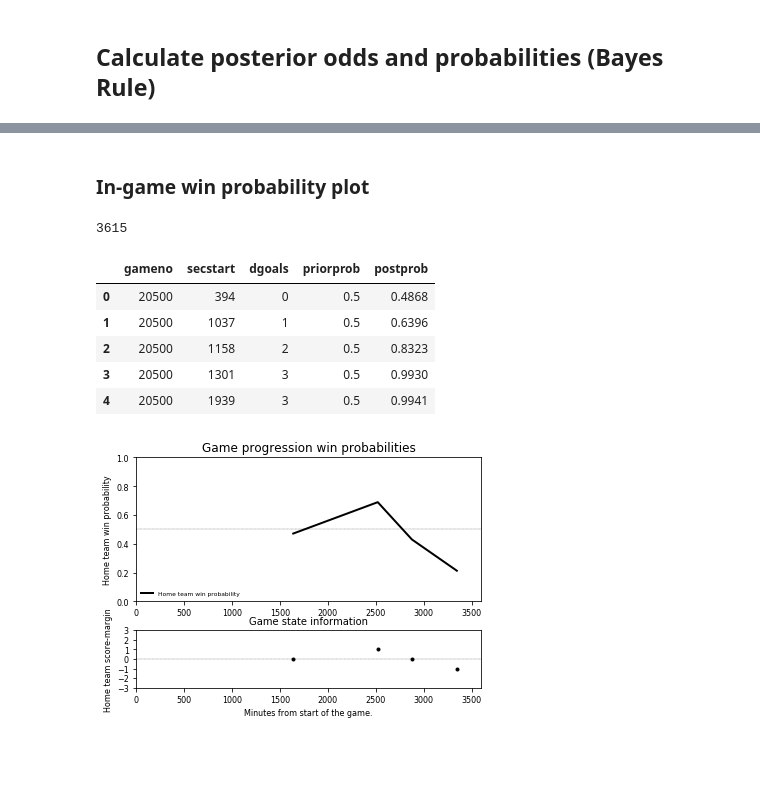
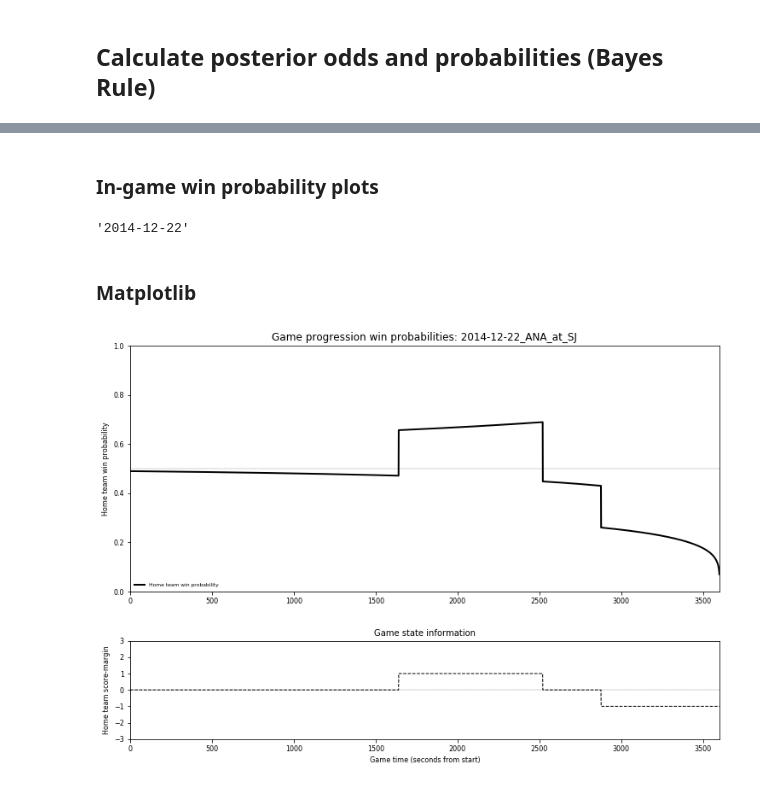
Before and after one commit to brock-spma/4P94_2017, a Jupyter notebook: 3-tests/2-test2/3-key/Q2-key-IngameWinProb.ipynb, the cells around one changed output, grey strips where cells are left out. Drawn from its saved outputs; the diff is of its cells as text; code cells hidden in the pictures; blank space fills up the shorter version.

```diff
--- a/3-tests/2-test2/3-key/Q2-key-IngameWinProb.ipynb
+++ b/3-tests/2-test2/3-key/Q2-key-IngameWinProb.ipynb
@@ -194,8 +190,8 @@ MNLogit Regression Results
 # %% [markdown]
 ### Predicted Bayes Factors across score and time remaining states
 # %%
-b1 = pandas.DataFrame(m1.predict(sm.add_constant(dm.lnsecrem)))
-b0 = pandas.DataFrame(m0.predict(sm.add_constant(dm.lnsecrem)))
+b1 = pandas.DataFrame(m1.predict(sm.add_constant(dp.lnsecrem)))
+b0 = pandas.DataFrame(m0.predict(sm.add_constant(dp.lnsecrem)))
 bf = b1/b0
 
 #change column names to be consistent with score states
@@ -212,4 +210,5 @@ bf.head()
 # %%
-dr = pandas.merge(dm, bf, left_index=True,right_index=True)
+dr = pandas.merge(dp, bf, left_index=True,right_index=True)
+del dp
 dr.head()
 # %% [output]
@@ -257,61 +253,50 @@ dr.head(10)
 # %% [markdown]
-### In-game win probability plot
+### In-game win probability plots
-# %%
-# set gamenumber
-d1 = dr[dr['gameno']==20501]
-print(len(dr))
-dr[['gameno', 'secstart', 'dgoals', 'priorprob', 'postprob' ]].head()
-# %% [output]
-3615
-|  | gameno | secstart | dgoals | priorprob | postprob |
-| 0 | 20500 | 394 | 0 | 0.5 | 0.4868 |
-| 1 | 20500 | 1037 | 1 | 0.5 | 0.6396 |
-| 2 | 20500 | 1158 | 2 | 0.5 | 0.8323 |
-| 3 | 20500 | 1301 | 3 | 0.5 | 0.9930 |
-| 4 | 20500 | 1939 | 3 | 0.5 | 0.9941 |
+# %%
+d1.gamedate.unique()[0]
+# %% [output]
+'2014-12-22'
+# %% [markdown]
+### Matplotlib
 # %%
-plt.rc('axes', grid=False)
+%matplotlib inline
 
-width = 0.001
-space = width + 0.10
-left, width = 0.1, 0.8
-rect1 = [left, 0.4, width, 0.5]
-rect2 = [left, 0.1, width, 0.2]
+d1 = dr[dr['gameno']==20501]
 
-fig = plt.figure(facecolor='white')
+_match = d1.match.unique()[0]
+
+plt.rc('axes', grid=False )
+
+fig = plt.figure(facecolor='white', figsize=(12, 8))
+
 ax1 = fig.add_axes(rect1, facecolor='white')
 ax2 = fig.add_axes(rect2, facecolor='white', sharex=ax1)
 
 ax1.tick_params(axis='y', labelsize=8)
 ax1.tick_params(axis='x', labelsize=8)
 ax2.tick_params(axis='y', labelsize=8)
 ax2.tick_params(axis='x', labelsize=8)
 ax1.set_ylim([0,1])
 ax2.set_ylim([-3, 3])
 ax1.set_xlim([0,3600])
 ax2.set_yticks(ticks=[-3, -2, -1, 0, 1, 2, 3])
 
-# ig.suptitle(gameTitle, fontsize=12)
-ax1.set_title("Game progression win probabilities", fontsize=12)
+_title = 'Game progression win probabilities: ' + _match
+ax1.set_title(_title, fontsize=12)
 ax1.set_ylabel('Home team win probability', fontsize=8)
 ax2.set_title('Game state information', fontsize=10, multialignment='center')
 ax2.set_ylabel('Home team score-margin', fontsize=8, multialignment='center')
-ax2.set_xlabel('Minutes from start of the game.', fontsize=8)
+ax2.set_xlabel('Game time (seconds from start)', fontsize=8)
 
 # plot lines
-ax1.plot(d1['secstart'], d1['postprob']  , marker='', linestyle='-' ,
+ax1.plot(d1.secstart, d1.postprob  , marker='', linestyle='-' ,
          linewidth=2, color='black',
          label='Home team win probability')
 ax1.axhline(y=.5, c="black", linewidth=0.25, linestyle='--', zorder=0)
-ax2.plot(d1.secstart, d1.dgoals, '.', linewidth=0.5, color='black')
+
+
+ax2.plot(d1.secstart, d1.dgoals, linestyle='--', linewidth=1.0, color='black', zorder=0)
 ax2.axhline(y=0, c="black", linewidth=0.25, linestyle='--', zorder=0)
 legend = ax1.legend(loc='lower left', shadow=False, fontsize=6, frameon=False)
-
-
-
-# save figure
-# plt.savefig("gn500.pdf", format='pdf')
-# plt.close('all')
-plt.show()
 # %% [output]
-[figure, old version]
+[figure, new version]
```
Also changed, not shown: parts of 16 cells of this notebook.
